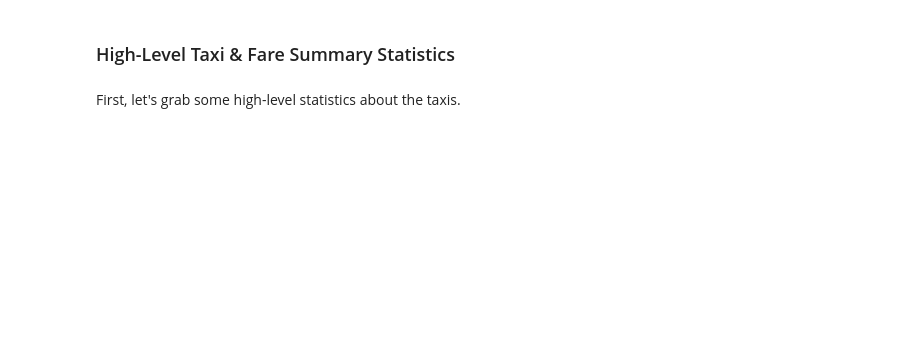
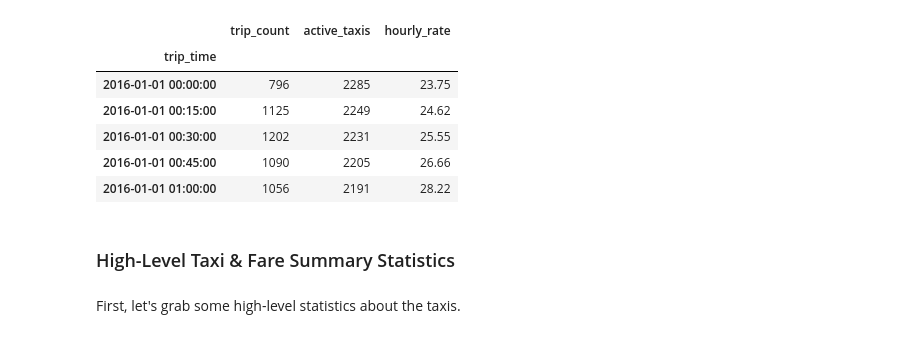
Before and after one commit to byronhousten/chicago_taxi_trips, a Jupyter notebook: data_story.ipynb, the cells around one changed output. Cells and saved outputs as stored; diff of their text form; code cells hidden in the pictures; blank space fills up the shorter version.

```diff
--- a/data_story.ipynb
+++ b/data_story.ipynb
@@ -26,6 +22,23 @@ pd.options.display.float_format = '{:,.2f}'.format
 sns.set_context(rc={"figure.figsize": (10, 6)})
 # %%
 weekday_dict = {'Sunday': 0, 'Monday': 1, 'Tuesday': 2, 'Wednesday': 3, 'Thursday': 4, 'Friday': 5, 'Saturday': 6}
+# %%
+# ONLY NEEDED IF RELOADING NOTEBOOK
+rollingcount_df = pd.read_csv("data/rollingcounts_2016.csv")
+rollingcount_df = rollingcount_df.drop('Unnamed: 0', axis=1)
+rollingcount_df.columns = ['trip_time', 'trip_count', 'active_taxis', 'hourly_rate']
+rollingcount_df.trip_time = pd.to_datetime(rollingcount_df.trip_time)
+rollingcount_df.set_index('trip_time', inplace=True)
+# %%
+rollingcount_df.head()
+# %% [output]
+|  | trip_count | active_taxis | hourly_rate |
+| trip_time |  |  |  |
+| 2016-01-01 00:00:00 | 796 | 2285 | 23.75 |
+| 2016-01-01 00:15:00 | 1125 | 2249 | 24.62 |
+| 2016-01-01 00:30:00 | 1202 | 2231 | 25.55 |
+| 2016-01-01 00:45:00 | 1090 | 2205 | 26.66 |
+| 2016-01-01 01:00:00 | 1056 | 2191 | 28.22 |
 # %%
 # CHANGE PW WHEN COMMITTING TO GITHUB
 engine = create_engine('postgresql://postgres:****@localhost:5432/chicago_taxi_data')
```
Also changed, not shown: parts of 18 cells of this notebook.
